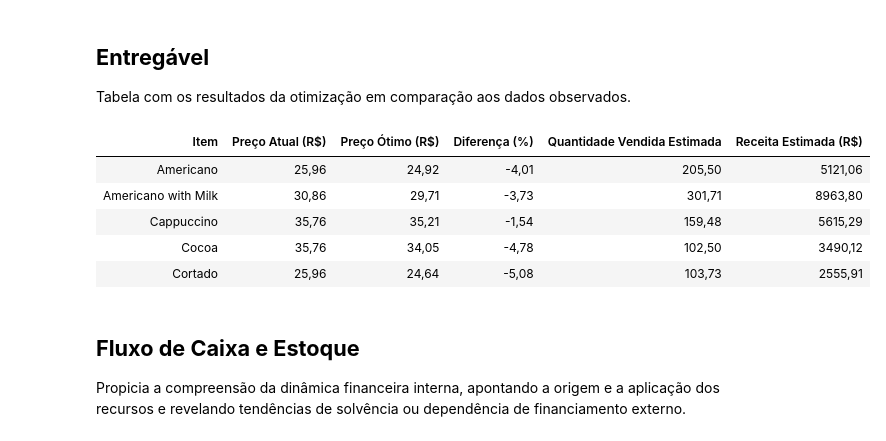
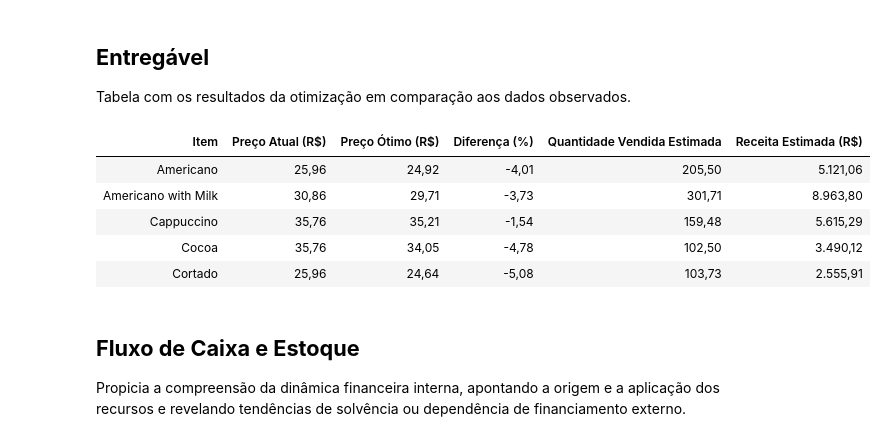
Before and after one commit to kautz-collioni/concept, a Jupyter notebook: Script.ipynb, the cells around one changed output. Cells and saved outputs as stored; diff of their text form; code cells hidden in the pictures.

```diff
--- a/Script.ipynb
+++ b/Script.ipynb
@@ -666,39 +666,39 @@ comparison_table["current_price"] = comparison_table["item"].map(latest_prices)
 comparison_table["percent_difference"] = (comparison_table["optimal_price"] - comparison_table["current_price"]) / comparison_table["current_price"] * 100
 comparison_table["estimated_revenue"] = comparison_table["optimal_price"] * comparison_table["expected_quantity_sold"]
 
 comparison_table = comparison_table[[
     "item",
     "current_price",
     "optimal_price",
     "percent_difference",
     "expected_quantity_sold",
     "estimated_revenue"
 ]]
 
 comparison_table.columns = [
     "Item",
     "Preço Atual (R$)",
     "Preço Ótimo (R$)",
     "Diferença (%)",
     "Quantidade Vendida Estimada",
     "Receita Estimada (R$)"
 ]
 
 for column in comparison_table.columns:
     if comparison_table[column].dtype in ["float64", "int64"]:
-        comparison_table[column] = comparison_table[column].apply(lambda x: f"{x:.2f}".replace(".", ","))
+        comparison_table[column] = comparison_table[column].apply(lambda x: f"{x:,.2f}".replace(",", "X").replace(".", ",").replace("X", "."))
 
 comparison_table.to_excel("Entregável - Tabela de Comparação.xlsx", index = False)
 
 revision = pd.read_excel("Entregável - Tabela de Comparação.xlsx")
 revision.head(5).style.hide(axis = "index")
 # %% [output]
 | Item | Preço Atual (R$) | Preço Ótimo (R$) | Diferença (%) | Quantidade Vendida Estimada | Receita Estimada (R$) |
-| Americano | 25,96 | 24,92 | -4,01 | 205,50 | 5121,06 |
-| Americano with Milk | 30,86 | 29,71 | -3,73 | 301,71 | 8963,80 |
-| Cappuccino | 35,76 | 35,21 | -1,54 | 159,48 | 5615,29 |
-| Cocoa | 35,76 | 34,05 | -4,78 | 102,50 | 3490,12 |
-| Cortado | 25,96 | 24,64 | -5,08 | 103,73 | 2555,91 |
+| Americano | 25,96 | 24,92 | -4,01 | 205,50 | 5.121,06 |
+| Americano with Milk | 30,86 | 29,71 | -3,73 | 301,71 | 8.963,80 |
+| Cappuccino | 35,76 | 35,21 | -1,54 | 159,48 | 5.615,29 |
+| Cocoa | 35,76 | 34,05 | -4,78 | 102,50 | 3.490,12 |
+| Cortado | 25,96 | 24,64 | -5,08 | 103,73 | 2.555,91 |
 # %% [markdown]
 ## **Fluxo de Caixa e Estoque** ##
 
```
Also changed, not shown: parts of 1 cell of this notebook, 3 other files.
